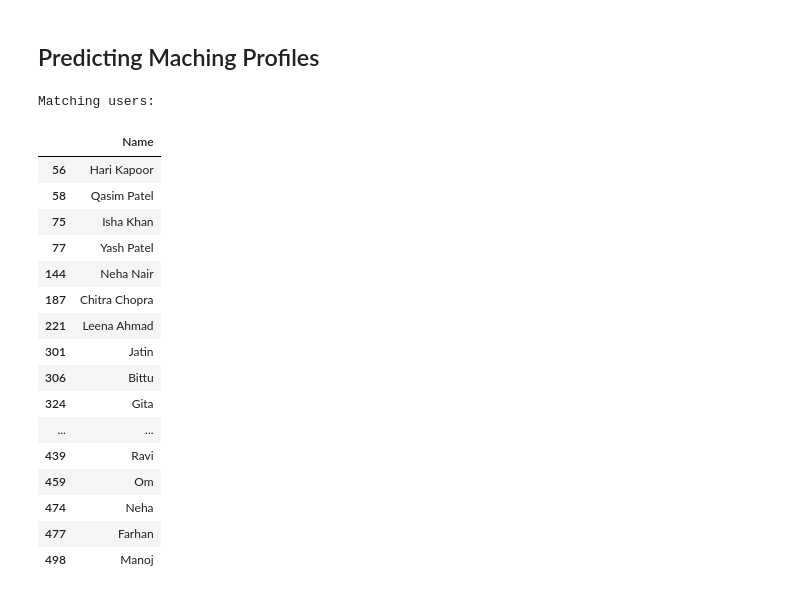
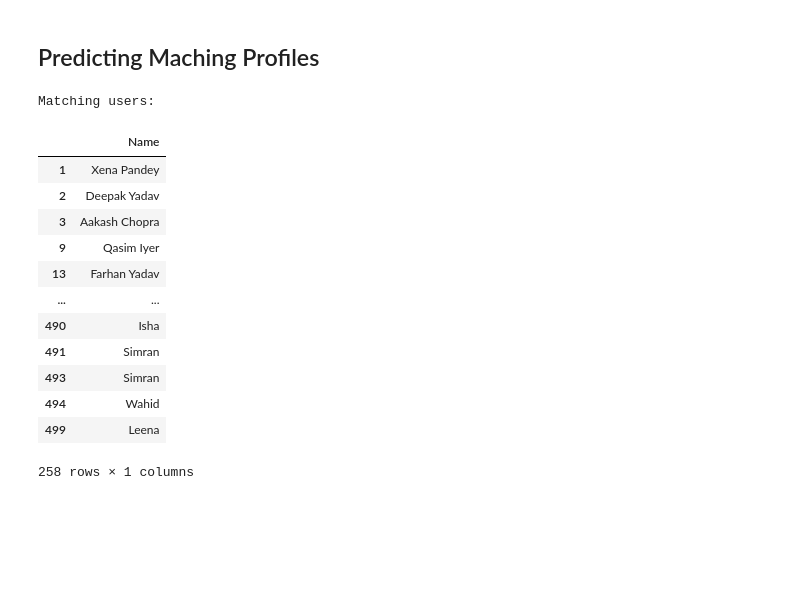
Before and after one commit to chsanjay920/RoomMateMacher, a Jupyter notebook: src.ipynb, the cells around one changed output. Cells and saved outputs as stored; diff of their text form; code cells hidden in the pictures; blank space fills up the shorter version.

```diff
--- a/src.ipynb
+++ b/src.ipynb
@@ -59,11 +59,11 @@ numeric_features = ['Cleanliness Level',
                     'Cooking Level',
                     'Introvert Level',
                     'Extrovert Level',
-                    'Intrest In Music',
-                    'Intrest In Dance',
-                    'Intrest In Physical Activities',
+                    'Interest In Music',
+                    'Interest In Dance',
+                    'Interest In Physical Activities',
                     'Exercise Habits',
-                    'Intrest in Gaming',
+                    'Interest in Gaming',
                     'IsWorking'
                    ]
 # %%
@@ -125,7 +125,7 @@ from sklearn.pipeline import Pipeline
 # Create pipeline for KMeans clustering
 pipeline = Pipeline(steps=[
     ('preprocessor', preprocessor),
-    ('kmeans', KMeans(n_clusters=20, random_state=42))  # Adjust the number of clusters as needed
+    ('kmeans', KMeans(n_clusters=num_clusters, random_state=42))  # Adjust the number of clusters as needed
 ])
 
 # Fit the model
@@ -239,59 +275,34 @@ Is Working (0: No, 1: Yes): 0
 # %% [markdown]
 ## Predicting Maching Profiles
 # %%
-# New preference object
-new_preference = {
-    "Name": "Blair",
-    "Gender": "Female",
-    "Native Language": "Spanish",
-    "Interests": "Reading",
-    "Cleanliness Level": 3,
-    "Sleeping Level": 5,
-    "Smoking": 0,
-    "Drinking": 0,
-    "Cooking Level": 4,
-    "Introvert Level": 3,
-    "Extrovert Level": 2,
-    "Intrest In Music": 2,
-    "Intrest In Dance": 3,
-    "Intrest In Physical Activities": 5,
-    "Exercise Habits": 3,
-    "Intrest in Gaming": 1,
-    "IsWorking": 1
-  }
-
 # Convert new preference to DataFrame
-new_preference_df = pd.DataFrame([new_preference])
+new_preference_df = pd.DataFrame([user_preferences])
 
 # Apply preprocessing
 new_preference_processed = preprocessor.transform(new_preference_df)
 
 # Predict cluster for new preference
 predicted_cluster = kmeans.predict(new_preference_processed)[0]
 
 # Find users in the same cluster
 matching_users = df[df['Cluster'] == predicted_cluster]
 print("Matching users:")
 matching_users[["Name"]]
 # %% [output]
 Matching users:
 |  | Name |
-| 56 | Hari Kapoor |
-| 58 | Qasim Patel |
-| 75 | Isha Khan |
-| 77 | Yash Patel |
-| 144 | Neha Nair |
-| 187 | Chitra Chopra |
-| 221 | Leena Ahmad |
-| 301 | Jatin |
-| 306 | Bittu |
-| 324 | Gita |
+| 1 | Xena Pandey |
+| 2 | Deepak Yadav |
+| 3 | Aakash Chopra |
+| 9 | Qasim Iyer |
+| 13 | Farhan Yadav |
 | ... | ... |
-| 439 | Ravi |
-| 459 | Om |
-| 474 | Neha |
-| 477 | Farhan |
-| 498 | Manoj |
+| 490 | Isha |
+| 491 | Simran |
+| 493 | Simran |
+| 494 | Wahid |
+| 499 | Leena |
+258 rows × 1 columns
 # %%
 from sklearn.metrics.pairwise import cosine_similarity
 
```
Also changed, not shown: parts of 8 cells of this notebook, 1 other file.
